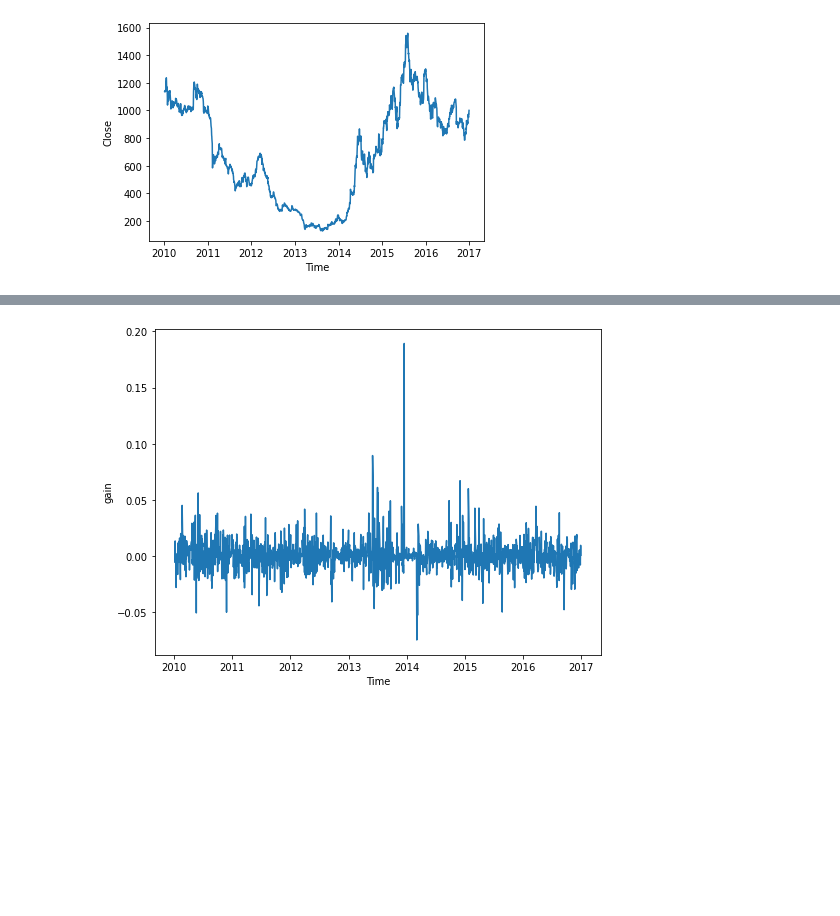
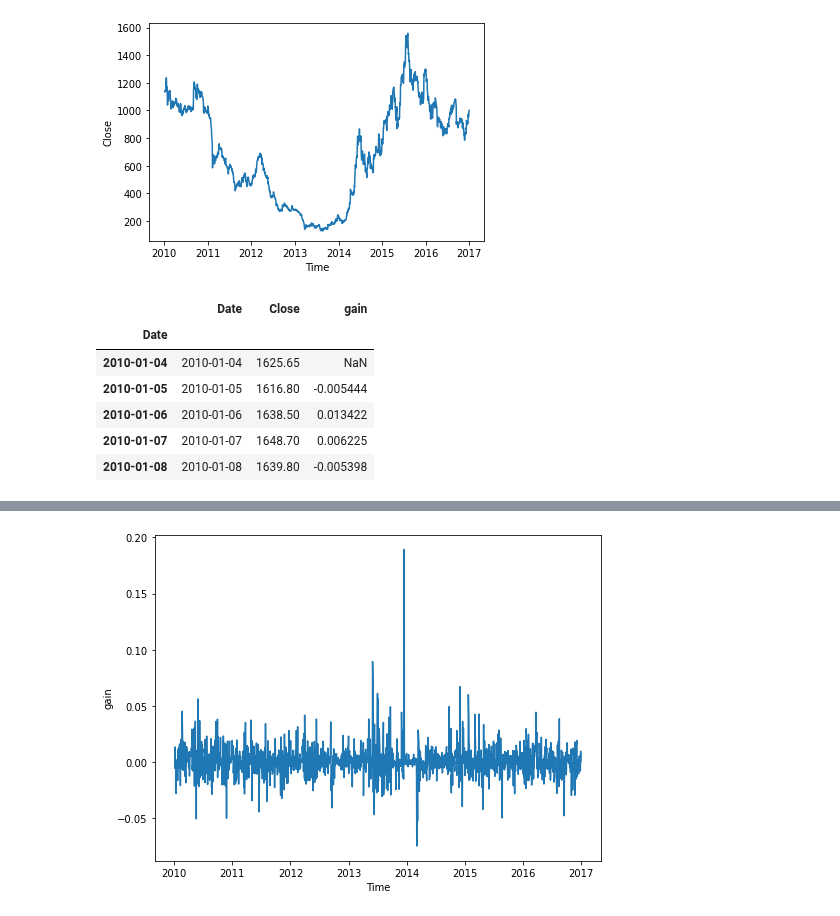
Before and after one commit to manoharakarnam9/DataScience, a Jupyter notebook: Normal_Disribution.ipynb, the cells around one changed output, grey strips where cells are left out. Drawn from its saved outputs; the diff is of its cells as text; code cells hidden in the pictures; blank space fills up the shorter version.

```diff
--- a/Normal_Disribution.ipynb
+++ b/Normal_Disribution.ipynb
@@ -66,6 +66,15 @@ plt.ylabel('Close');
 # %%
 glaxo_df['gain'] = glaxo_df.Close.pct_change(periods = 1)
 beml_df['gain'] = beml_df.Close.pct_change(periods = 1)
+glaxo_df[0:5]
+# %% [output]
+|  | Date | Close | gain |
+| Date |  |  |  |
+| 2010-01-04 | 2010-01-04 | 1625.65 | NaN |
+| 2010-01-05 | 2010-01-05 | 1616.80 | -0.005444 |
+| 2010-01-06 | 2010-01-06 | 1638.50 | 0.013422 |
+| 2010-01-07 | 2010-01-07 | 1648.70 | 0.006225 |
+| 2010-01-08 | 2010-01-08 | 1639.80 | -0.005398 |
 # %%
 #drop first row since it is NaN
 glaxo_df = glaxo_df.dropna()
```
Also changed, not shown: parts of 8 cells of this notebook.
